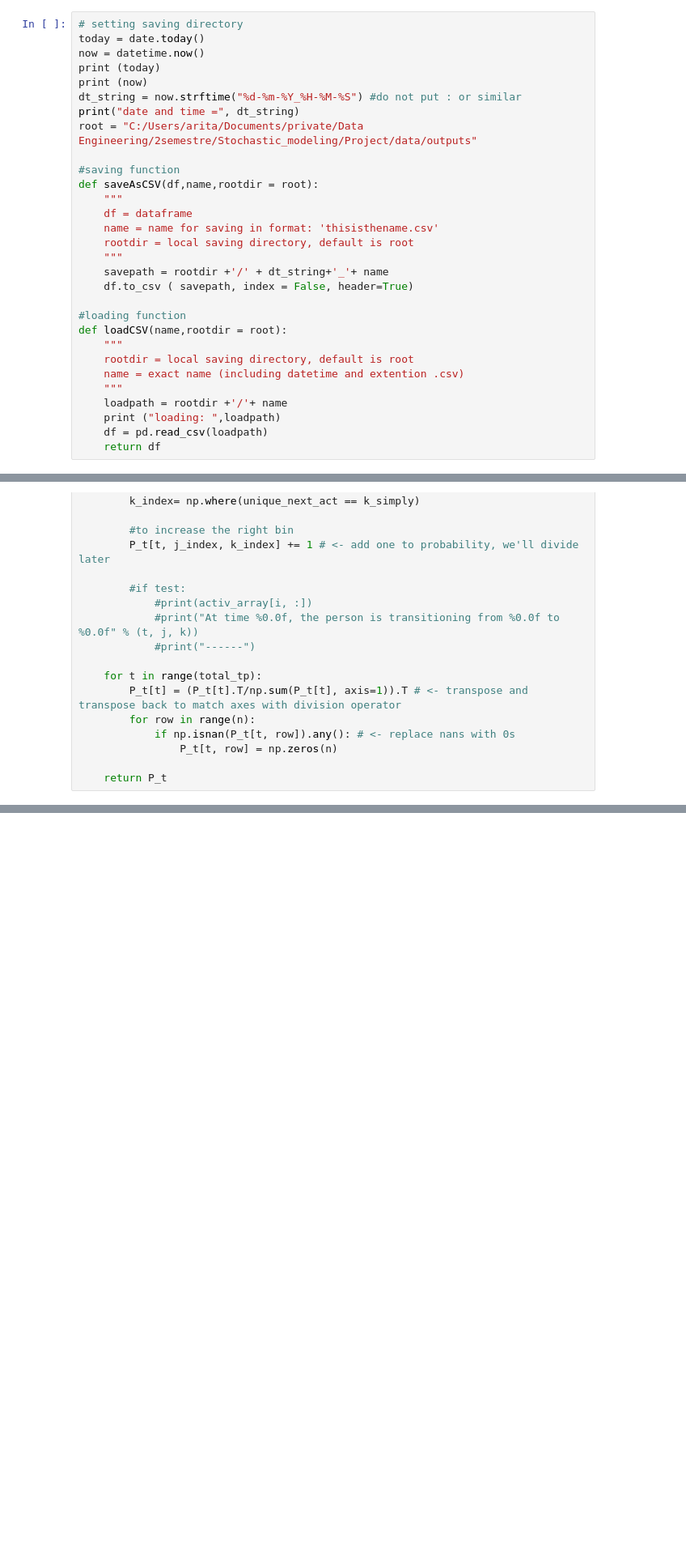
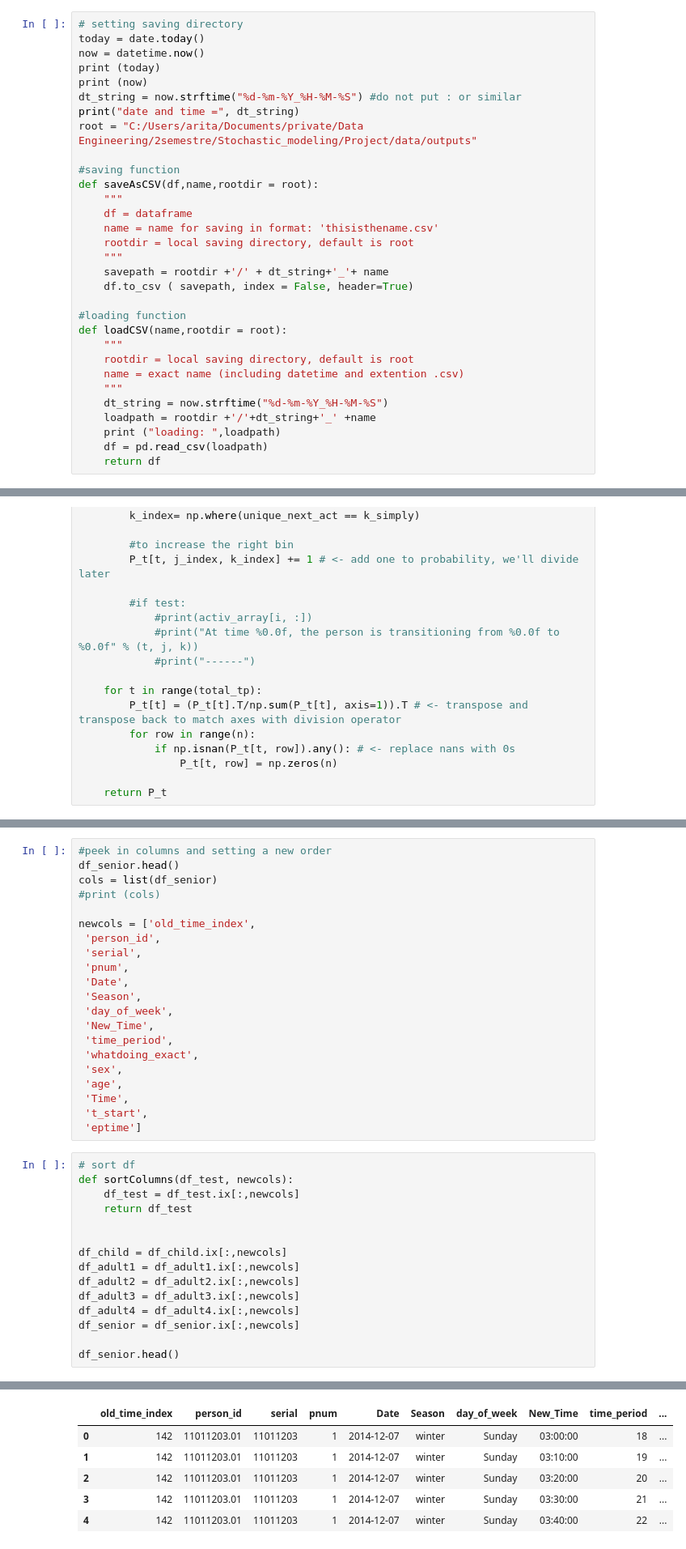
Before and after one commit to arita89/02443-SimSolarEnergy, a Jupyter notebook: code/From_dataframes_to_TransitionMatrix.ipynb, the cells around one changed output, grey strips where cells are left out. Shown: that part at 81% size. Cells and saved outputs as stored; diff of their text form; blank space fills up the shorter version.

```diff
--- a/code/From_dataframes_to_TransitionMatrix.ipynb
+++ b/code/From_dataframes_to_TransitionMatrix.ipynb
@@ -32,7 +32,8 @@ def loadCSV(name,rootdir = root):
     rootdir = local saving directory, default is root
     name = exact name (including datetime and extention .csv)
     """
-    loadpath = rootdir +'/'+ name
+    dt_string = now.strftime("%d-%m-%Y_%H-%M-%S")
+    loadpath = rootdir +'/'+dt_string+'_' +name
     print ("loading: ",loadpath)
     df = pd.read_csv(loadpath)
     return df
@@ -339,0 +229,37 @@ unique_act =np.unique(simplified_all_act)
+# %%
+#peek in columns and setting a new order
+df_senior.head()
+cols = list(df_senior)
+#print (cols)
+
+newcols = ['old_time_index',
+ 'person_id',
+ 'serial',
+ 'pnum',
+ 'Date',
+ 'Season',
+ 'day_of_week',
+ 'New_Time',
+ 'time_period',
+ 'whatdoing_exact',
+ 'sex',
+ 'age',
+ 'Time',
+ 't_start',
+ 'eptime']
+# %%
+# sort df
+def sortColumns(df_test, newcols):
+    df_test = df_test.ix[:,newcols]
+    return df_test
+
+
+df_child = df_child.ix[:,newcols]
+df_adult1 = df_adult1.ix[:,newcols]
+df_adult2 = df_adult2.ix[:,newcols]
+df_adult3 = df_adult3.ix[:,newcols]
+df_adult4 = df_adult4.ix[:,newcols]
+df_senior = df_senior.ix[:,newcols]
+
+df_senior.head()
+# %% [output]
@@ -339,0 +283,6 @@ unique_act =np.unique(simplified_all_act)
+|  | old_time_index | person_id | serial | pnum | Date | Season | day_of_week | New_Time | time_period | ... |
+| 0 | 142 | 11011203.01 | 11011203 | 1 | 2014-12-07 | winter | Sunday | 03:00:00 | 18 | ... |
+| 1 | 142 | 11011203.01 | 11011203 | 1 | 2014-12-07 | winter | Sunday | 03:10:00 | 19 | ... |
+| 2 | 142 | 11011203.01 | 11011203 | 1 | 2014-12-07 | winter | Sunday | 03:20:00 | 20 | ... |
+| 3 | 142 | 11011203.01 | 11011203 | 1 | 2014-12-07 | winter | Sunday | 03:30:00 | 21 | ... |
+| 4 | 142 | 11011203.01 | 11011203 | 1 | 2014-12-07 | winter | Sunday | 03:40:00 | 22 | ... |
```
Also changed, not shown: parts of 35 cells of this notebook.
